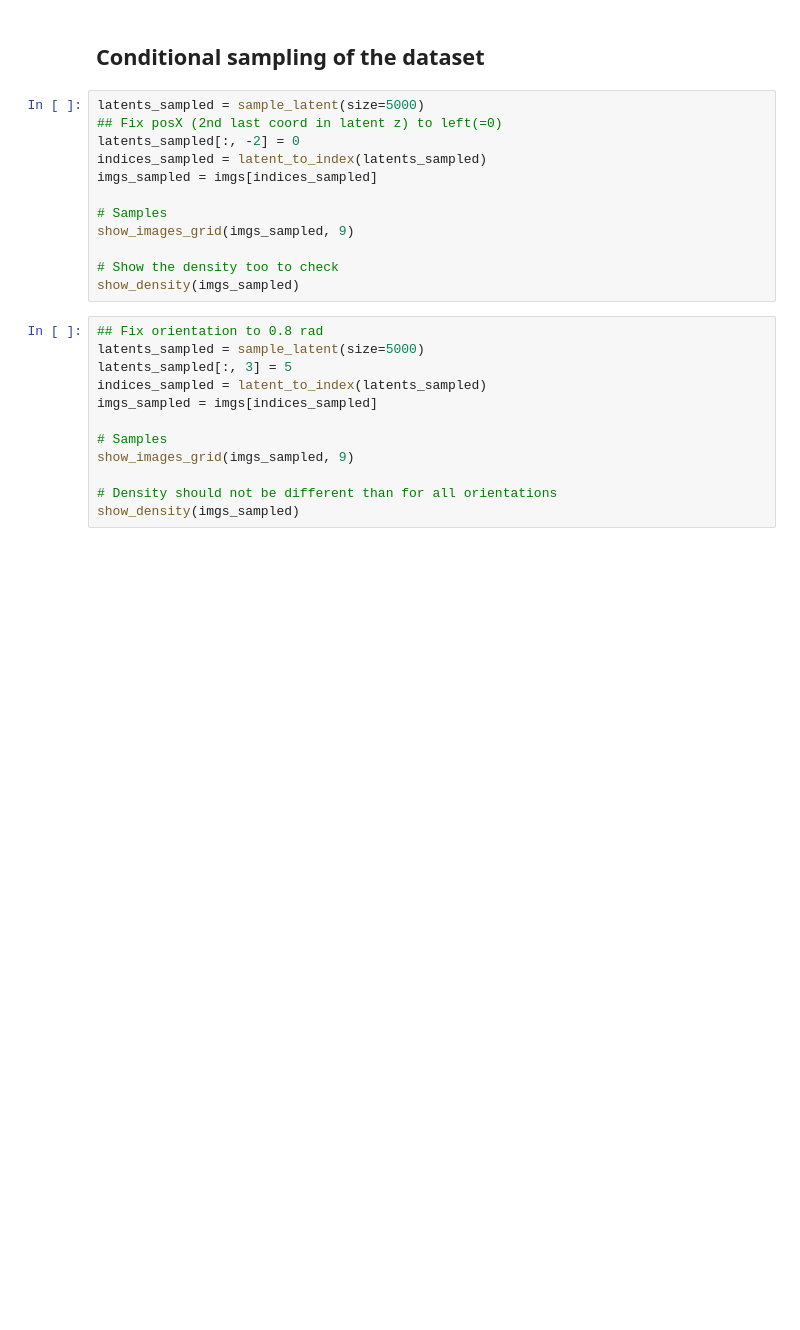
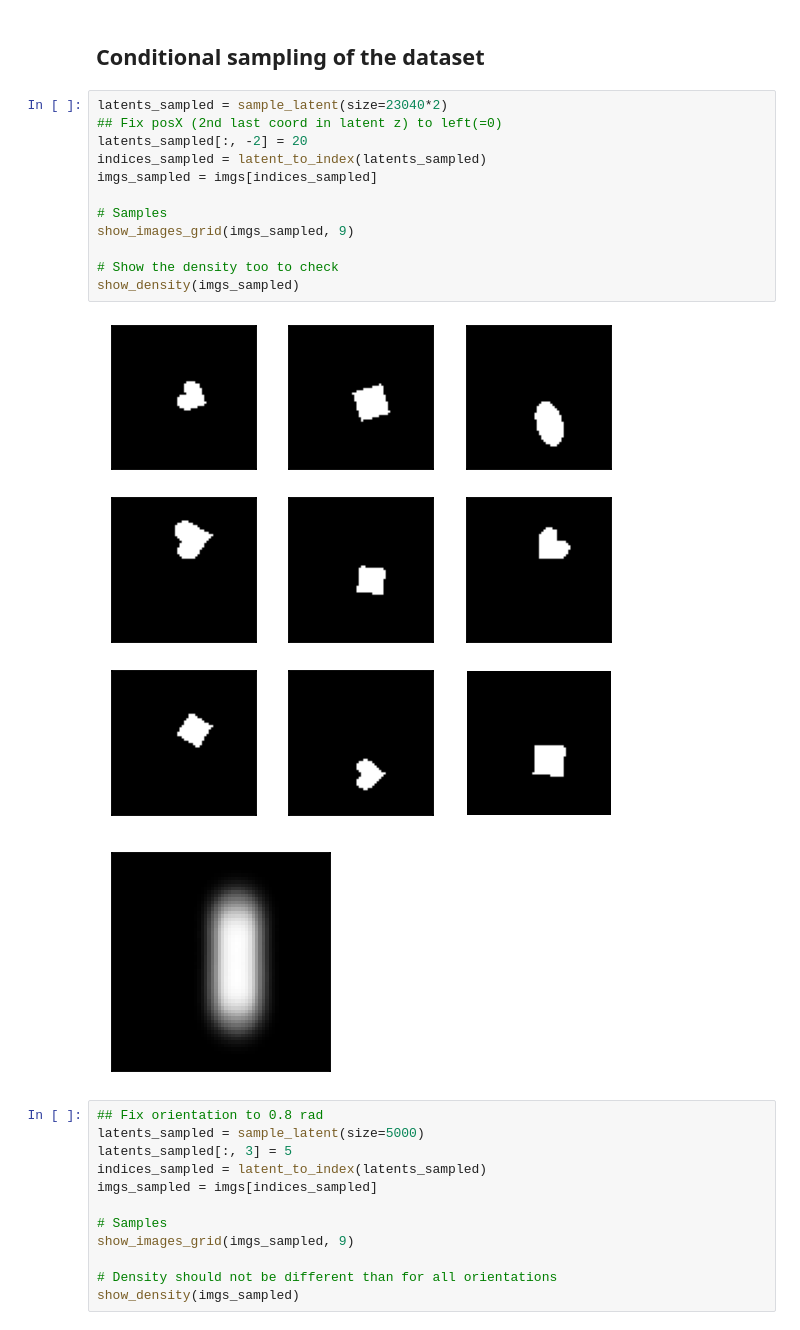
Before and after one commit to muhammadyaseen/vae-disentanglement, a Jupyter notebook: dsprites_correlated_gen.ipynb, the cells around one changed output. Saved outputs shown, nothing was run; the diff lists cells and outputs as text; blank space fills up the shorter version.

```diff
--- a/dsprites_correlated_gen.ipynb
+++ b/dsprites_correlated_gen.ipynb
@@ -146,17 +204,20 @@ imgs_sampled = imgs[indices_sampled]
 # %% [markdown]
 ## Conditional sampling of the dataset
 # %%
-latents_sampled = sample_latent(size=5000)
+latents_sampled = sample_latent(size=23040*2)
 ## Fix posX (2nd last coord in latent z) to left(=0)
-latents_sampled[:, -2] = 0
+latents_sampled[:, -2] = 20
 indices_sampled = latent_to_index(latents_sampled)
 imgs_sampled = imgs[indices_sampled]
 
 # Samples
 show_images_grid(imgs_sampled, 9)
 
 # Show the density too to check
 show_density(imgs_sampled)
+# %% [output]
+[figure, added]
+[figure, added]
 # %%
 ## Fix orientation to 0.8 rad
 latents_sampled = sample_latent(size=5000)
```
Also changed, not shown: parts of 5 cells of this notebook, 10 other files.
